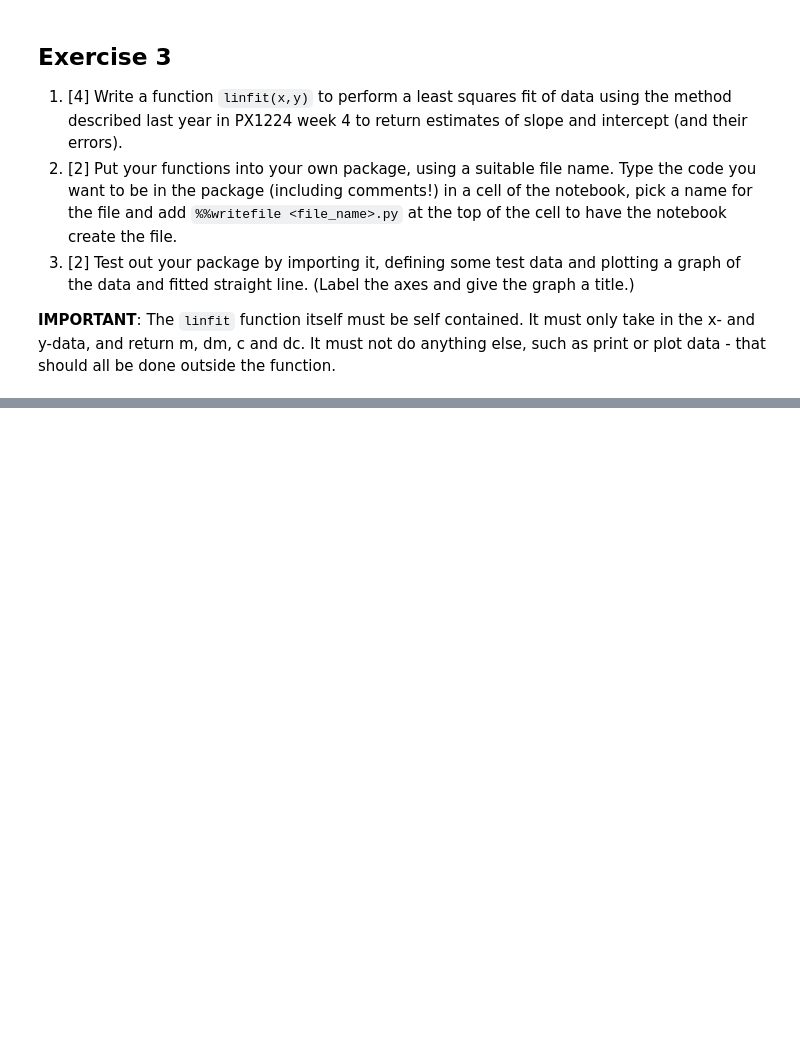
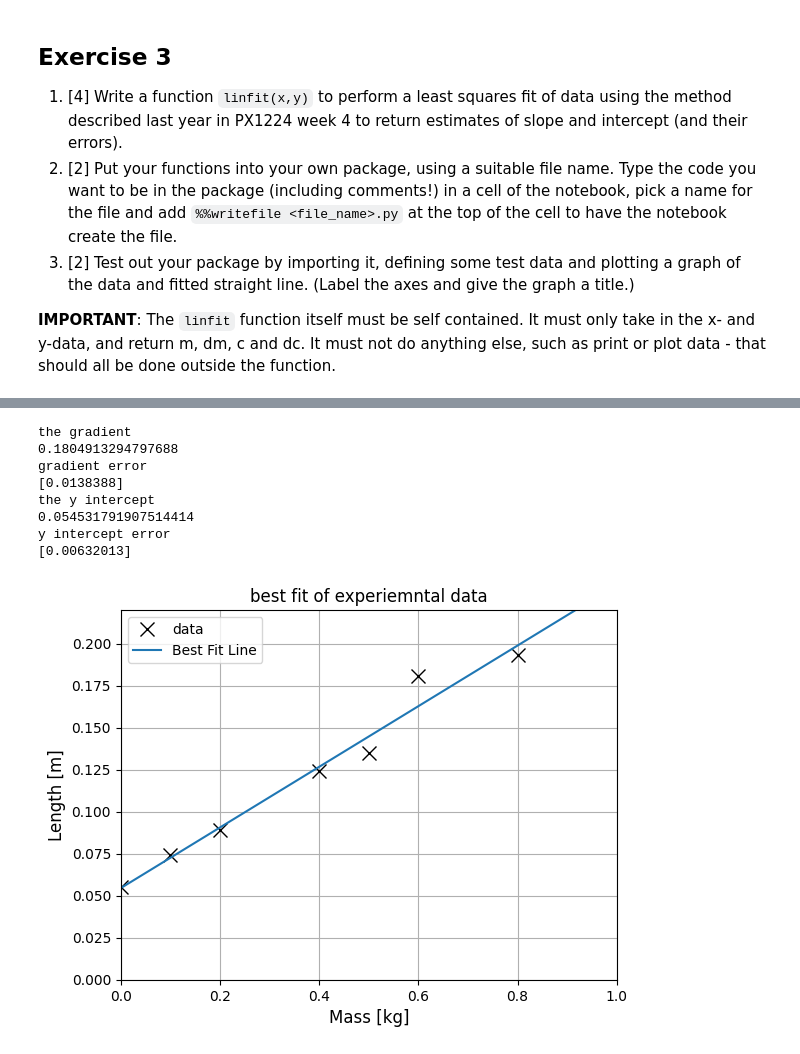
Before and after one commit to PX2145-2025/week-2-b-w-dummett, a Jupyter notebook: Functions.ipynb, the cells around one changed output, grey strips where cells are left out. Drawn from its saved outputs; the diff is of its cells as text; code cells hidden in the pictures; blank space fills up the shorter version.

```diff
--- a/Functions.ipynb
+++ b/Functions.ipynb
@@ -294,0 +539,58 @@ $$h={\left ( \frac{GMT^2}{4\pi^2} \right )}^{1/3} - R$$
+# %%
+import linearregression as lr
+import numpy as np
+import pylab as py
+
+
+
+#data from week 4 entered in arrays
+x_data = np.array([0,0.1,0.2,0.4,0.5,0.6,0.8])
+
+y_data = np.array([0.055,0.074,0.089,0.124,0.135,0.181,0.193])
+
+m , dm, c, dc = lr.linfit(x_data,y_data)
+
+
+#plot data points
+py.plot(x_data, y_data, 'kx', markersize = 10, label = 'data' )
+
+#find and plot 1st order line of best fit
+p_coeff = py.polyfit( x_data, y_data, 1 )
+p = py.poly1d( p_coeff )
+x = py.linspace( 0, 5, 100 )
+py.plot( x, p(x), label='Best Fit Line' )
+
+#add titles/ labels and a legend to the graph
+py.title("best fit of experiemntal data")
+py.xlabel("Mass [kg]", fontsize = 12)
+py.ylabel("Length [m]", fontsize = 12)
+py.legend(loc='best' )
+
+#Format the graph to be easily readable
+py.grid()
+py.xlim(0,1)
+py.ylim(0,0.22)
+
+
+print("the gradient")
+print(m)
+
+print("gradient error")
+print(dm)
+
+print("the y intercept")
+print(c)
+
+
+print("y intercept error")
+print(dc)
+# %% [output]
+the gradient
+0.1804913294797688
+gradient error
+[0.0138388]
+the y intercept
+0.054531791907514414
+y intercept error
+[0.00632013]
+[figure, added]
```
Also changed, not shown: parts of 10 cells of this notebook.
